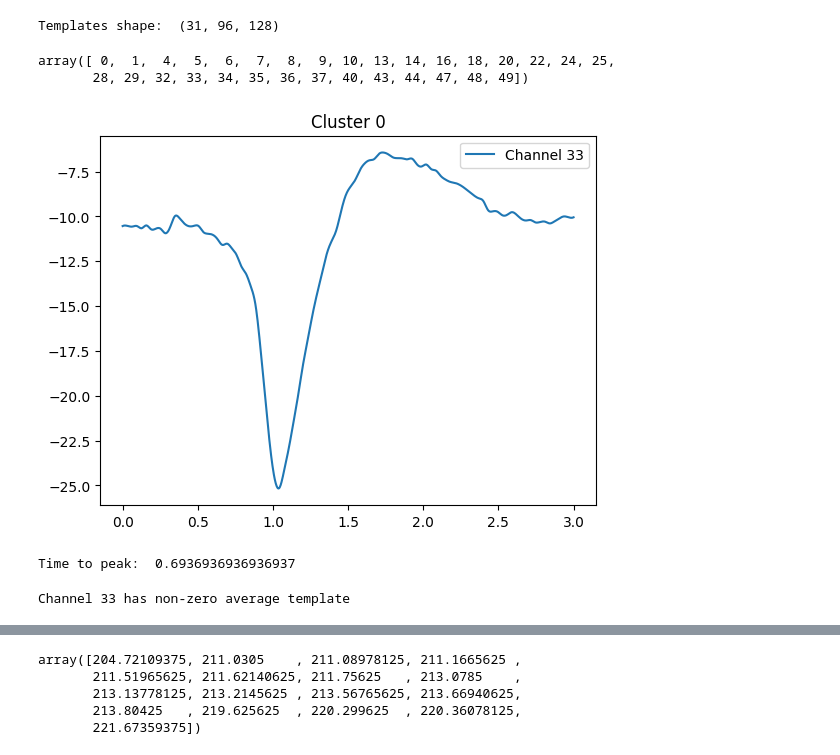
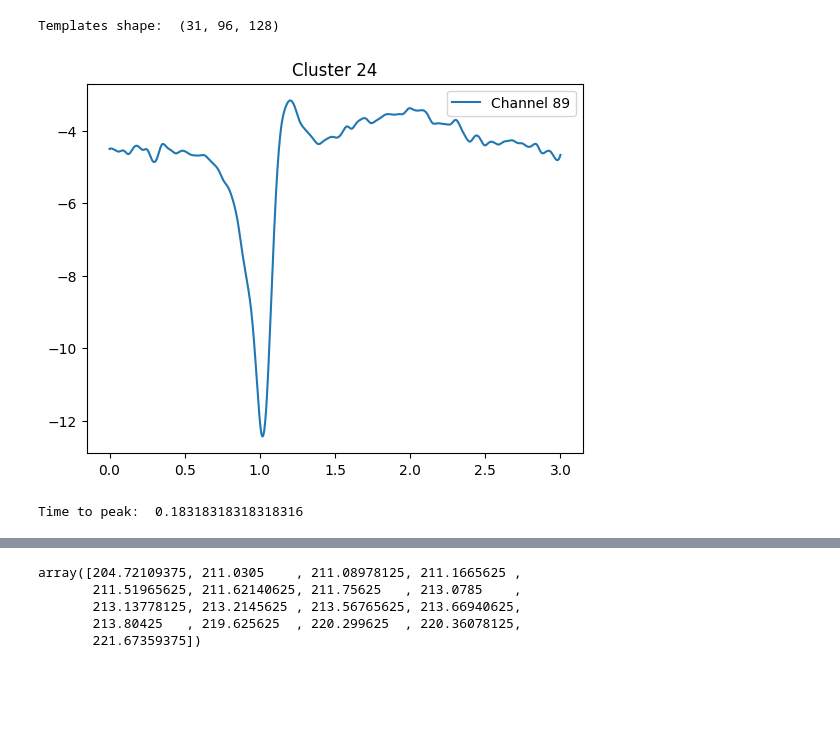
Before and after one commit to mdima98/spikesorting-boninilab, a Jupyter notebook: postprocessing/spikeinterface-postprocessing.ipynb, the cells around one changed output, grey strips where cells are left out. Saved outputs shown, nothing was run; the diff lists cells and outputs as text; code cells hidden in the pictures; blank space fills up the shorter version.

```diff
--- a/postprocessing/spikeinterface-postprocessing.ipynb
+++ b/postprocessing/spikeinterface-postprocessing.ipynb
@@ -23,17 +28,14 @@ import numpy as np
 from pathlib import Path
 
 # Loading the bin data
-file_path = Path(r"C:\Users\boninilab\Desktop\kilosort-test\sorting-test-Wifi_20240430\binary_files\Wifi_20240430_good_heatmap.bin")
+file_path = Path(bin_data_path)
 
 # Confirm file existence
 assert file_path.is_file(), f"Error: {file_path} is not a valid file. Please check the path."
 
 # Define recording parameters
-sampling_frequency = 32000.0
-num_channels = 128
-dtype = "uint16"
-gain_to_uV = 0.2
-offset_to_uV = - 2 ** (16 - 1) * gain_to_uV
+gain_to_uV = voltage_res
+offset_to_uV = - 2 ** (acd_bits - 1) * gain_to_uV
 
 # Load data using SpikeInterface
 recording = si.read_binary(
@@ -48,7 +50,7 @@ recording = si.read_binary(
 # Load the probe configuration
 from probeinterface import read_prb
 
-probe_file = Path("wifi_channel_map_kilosort.prb")
+probe_file = Path(probe_file_path)
 probe = read_prb(probe_file)
 
 recording.set_probegroup(probe, in_place=True)
@@ -62,7 +64,7 @@ BinaryRecordingExtractor: 128 channels - 32.0kHz - 1 segments - 128,791,427 samp
 # Load the sorting result from kilosort4/phy
 from spikeinterface.extractors import read_phy
 
-sorting_path = Path(r"C:\Users\boninilab\Desktop\kilosort-test\sorting-test-Wifi_20240430\kilosort4_output_tests\Wifi_20240430_test4")
+sorting_path = Path(sorted_data_path)
 sorting = read_phy(sorting_path, exclude_cluster_groups=['noise', 'mua'])
 sorting.set_property("group", sorting.get_property("channel_group"))
 sorting
@@ -73,15 +75,16 @@ PhySortingExtractor: 31 units - 1 segments - 32.0kHz
 analyzer = si.create_sorting_analyzer(
     sorting=sorting,
     recording=recording,
-    sparse=True, # default
+    sparse=True, # Use a sparape representation, so keeps only info of relevant channel(s)
     # Args for estimate_sparsity function
     num_spikes_for_sparsity=1000,
-    ms_before=1.0,
-    ms_after=2.0,
+    peak_sign="neg",
+    ms_before=ms_before,
+    ms_after=ms_after,
     method="best_channels",
-    num_channels=1,
-    amplitude_mode="peak_to_peak",
-    format="memory", # default
+    num_channels=1, # Select the single best channel, i.e. the one the sorting associates to the unit/cluster in kilosort
+    amplitude_mode="peak_to_peak", # select based on the difference betwenne min amplitude and max amplitude
+    format="memory", # Keep on memeory, saved to sika just the final results
 )
 
 print(analyzer)
@@ -111,53 +112,39 @@ av_templates = ext_templates.get_data(operator="average")
 print("Templates shape: ", av_templates.shape)
 # %% [output]
 Templates shape:  (31, 96, 128)
-# %%
-cluster_ids = sorting.get_unit_ids()
-
-# for cluster_id in cluster_ids:
-#     for
-
-cluster_ids
-# %% [output]
-array([ 0,  1,  4,  5,  6,  7,  8,  9, 10, 13, 14, 16, 18, 20, 22, 24, 25,
-       28, 29, 32, 33, 34, 35, 36, 37, 40, 43, 44, 47, 48, 49])
 # %%
 cluster_ids = sorting.get_unit_ids()
-unit_id = 0
+unit_id = 24
 channel_id = analyzer.sparsity.unit_id_to_channel_ids[unit_id][0]
 
 fig, ax = plt.subplots()
 unit_index = np.where(np.array(cluster_ids) == unit_id)[0][0]
 template = av_templates[unit_index]
 
 from scipy.interpolate import interp1d
 
 # Define original and target time points
 npoints = 1000
 original_times = np.linspace(0., 3., 96)  # Original 96 points
 target_times = np.linspace(0., 3., npoints)  # Target 1000 points
 
 # Create interpolation function (cubic gives smoother results)
 f = interp1d(original_times, template[:,channel_id], kind='cubic')
 # Apply interpolation to get upsampled template
 template_upsampled = f(target_times)
 
 wf_times = np.linspace(0., 3., npoints)
 
 ax.plot(wf_times, template_upsampled, label=f"Channel {channel_id}")
 ax.set_title(f"Cluster {unit_id}")
 plt.legend()
 
 plt.show()
 
-ttp = wf_times[np.argmax(template_upsampled)] - wf_times[np.argmin(template_upsampled)]
+tr_idx = np.argmin(template_upsampled)
+pk_idx = tr_idx + np.argmax(template_upsampled[tr_idx:])
+ttp = wf_times[pk_idx] - wf_times[tr_idx]
 print("Time to peak: ", ttp)
 # %% [output]
-[figure, old version]
+[figure, new version]
-Time to peak:  0.6936936936936937
+Time to peak:  0.18318318318318316
-# %%
-for i in range(template.shape[1]):
-    if np.sum(template[:,i]) != 0:
-        print(f"Channel {i} has non-zero average template")
-# %% [output]
-Channel 33 has non-zero average template
```
Also changed, not shown: parts of 6 cells of this notebook.
